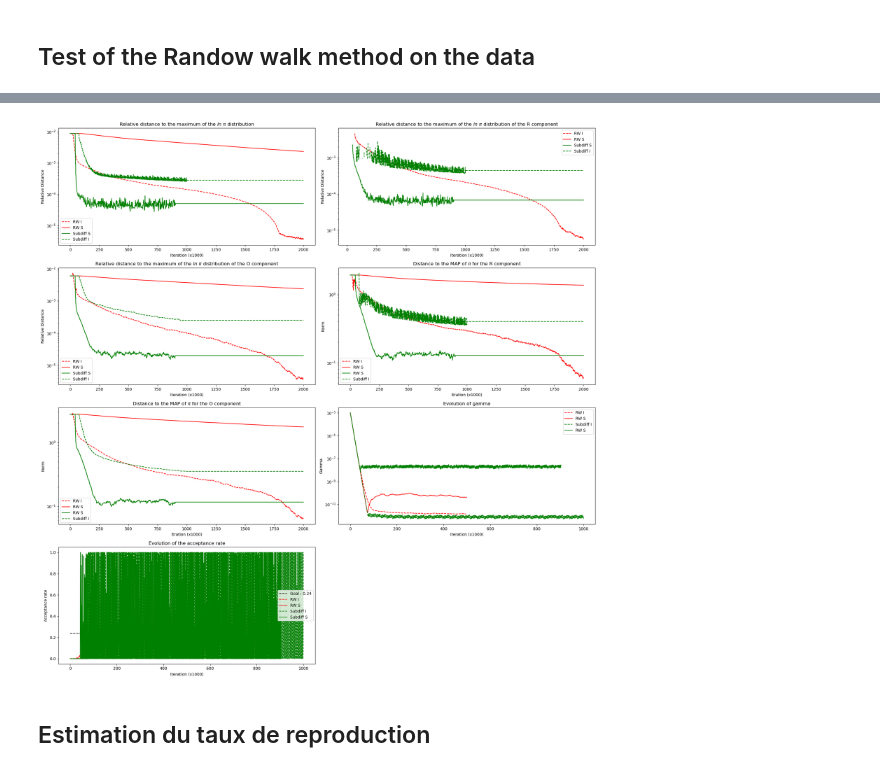
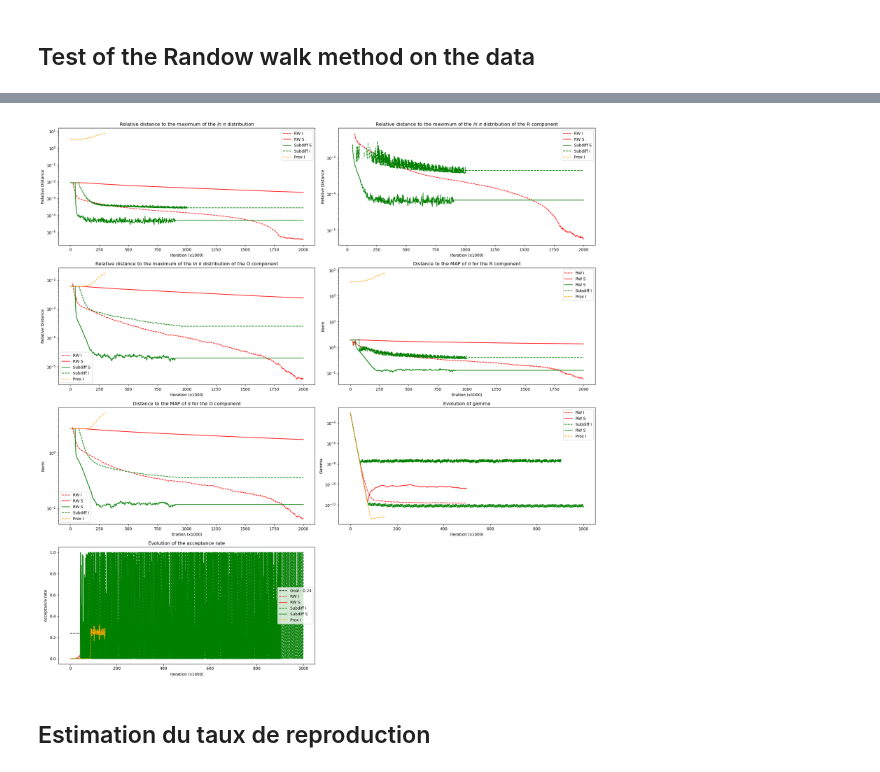
Before and after one commit to vetlerl/mcmc-epidemic, a Jupyter notebook: covid_graphics.ipynb, the cells around one changed output, grey strips where cells are left out. Cells and saved outputs as stored; diff of their text form; code cells hidden in the pictures.

Commit message:
Try to implement ProxImage, think there is a problem in the Drift function

```diff
--- a/covid_graphics.ipynb
+++ b/covid_graphics.ipynb
@@ -84,10 +74,10 @@ theta_tab_subdiff_source = data_subdiff_source["theta_tab"]
 accepts_subdiff_source=data_subdiff_source["accepts"]
 gammas_subdiff_source=data_subdiff_source["gammas"]
 # %%
-#data_prox_image= np.load("resultats2MILprox_image.npz")
-#theta_tab_prox_image = data_prox_image["theta_tab"]
-#accepts_prox_image=data_prox_image["accepts"]
-#gammas_prox_image=data_prox_image["gammas"]
+data_prox_image= np.load("resultats2MILprox_image.npz")
+theta_tab_prox_image = data_prox_image["theta_tab"]
+accepts_prox_image=data_prox_image["accepts"]
+gammas_prox_image=data_prox_image["gammas"]
 # %%
 #data_prox_source= np.load("resultats2MILprox_source.npz")
 #theta_tab_prox_source = dataprox_source["theta_tab"]
@@ -109,7 +99,7 @@ R_source,O_source=np.split(theta_tab_source[::1000],2,axis=1)
 R_subdiff_source,O_subdiff_source=np.split(theta_tab_subdiff_source[::1000],2,axis=1)
 R_subdiff_image,O_subdiff_image=np.split(theta_tab_subdiff_image[::1000],2,axis=1)
 #R_prox_source,O_prox_source=np.split(theta_tab_prox_source[::1000],2,axis=1)
-#R_prox_image,O_prox_image=np.split(theta_tab_prox_image[::1000],2,prox
+R_prox_image,O_prox_image=np.split(theta_tab_prox_image[::1000],2,axis=1)
 
 
 logpi_max=log_pi(MAP, phi,Z, lambda_R, D, barsh, lambda_O,phi,C)
@@ -125,9 +115,9 @@ log_pi_subdiff_sourceO = np.apply_along_axis(lambda theta_O: log_pi_with_fixed_R
 log_pi_subdiff_image = np.apply_along_axis(lambda theta: log_pi(theta, phi, Z, lambda_R, D, barsh, lambda_O, phi, C),axis=1,arr=theta_tab_subdiff_image[::1000])
 log_pi_subdiff_imageR = np.apply_along_axis(lambda theta_R: log_pi_with_fixed_O(theta_R, MAPO,phi,Z, lambda_R, D, barsh, lambda_O,phi,C),axis=1,arr=R_subdiff_image)
 log_pi_subdiff_imageO = np.apply_along_axis(lambda theta_O: log_pi_with_fixed_R(theta_O, MAPR,phi,Z, lambda_R, D, barsh, lambda_O,phi,C),axis=1,arr=O_subdiff_image)
-#log_pi_prox_image = np.apply_along_axis(lambda theta: log_pi(theta, phi, Z, lambda_R, D, barsh, lambda_O, phi, C),axis=1,arr=theta_tab_prox_image[::1000])
-#log_pi_prox_imageR = np.apply_along_axis(lambda theta_R: log_pi_with_fixed_O(theta_R, MAPO,phi,Z, lambda_R, D, barsh, lambda_O,phi,C),axis=1,arr=R_prox_image)
-#log_pi_prox_imageO = np.apply_along_axis(lambda theta_O: log_pi_with_fixed_R(theta_O, MAPR,phi,Z, lambda_R, D, barsh, lambda_O,phi,C),axis=1,arr=O_prox_image)
+log_pi_prox_image = np.apply_along_axis(lambda theta: log_pi(theta, phi, Z, lambda_R, D, barsh, lambda_O, phi, C),axis=1,arr=theta_tab_prox_image[::1000])
+log_pi_prox_imageR = np.apply_along_axis(lambda theta_R: log_pi_with_fixed_O(theta_R, MAPO,phi,Z, lambda_R, D, barsh, lambda_O,phi,C),axis=1,arr=R_prox_image)
+log_pi_prox_imageO = np.apply_along_axis(lambda theta_O: log_pi_with_fixed_R(theta_O, MAPR,phi,Z, lambda_R, D, barsh, lambda_O,phi,C),axis=1,arr=O_prox_image)
 #log_pi_prox_source = np.apply_along_axis(lambda theta: log_pi(theta, phi, Z, lambda_R, D, barsh, lambda_O, phi, C),axis=1,arr=theta_tab_prox_source[::1000])
 #log_pi_prox_sourceR = np.apply_along_axis(lambda theta_R: log_pi_with_fixed_O(theta_R, MAPO,phi,Z, lambda_R, D, barsh, lambda_O,phi,C),axis=1,arr=R_prox_source)
 #log_pi_prox_sourceO = np.apply_along_axis(lambda theta_O: log_pi_with_fixed_R(theta_O, MAPR,phi,Z, lambda_R, D, barsh, lambda_O,phi,C),axis=1,arr=O_prox_source)
@@ -142,7 +132,7 @@ axes[0].semilogy(np.abs(log_pi_source - logpi_max)/logpi_max,color="red",label="
 axes[0].semilogy(np.abs(log_pi_subdiff_source - logpi_max)/logpi_max,color="green",label="Subdiff S")
 axes[0].semilogy(np.abs(log_pi_subdiff_image - logpi_max)/logpi_max,color="green",linestyle="--",label="Subdiff I")
 #axes[0].semilogy(np.abs(log_pi_prox_source - logpi_max)/logpi_max,color="orange",label="Prox S")
-#axes[0].semilogy(np.abs(log_pi_prox_image - logpi_max)/logpi_max,color="orange",linestyle="--",label="Prox I")
+axes[0].semilogy(np.abs(log_pi_prox_image - logpi_max)/logpi_max,color="orange",linestyle="--",label="Prox I")
 axes[0].set_title("Relative distance to the maximum of the $ln \ \pi$ distribution")
 axes[0].set_xlabel("Iteration (x1000)")
 axes[0].set_ylabel("Relative Distance")
@@ -154,7 +144,7 @@ axes[1].semilogy(np.abs(log_pi_sourceR - logpi_max)/logpi_max,color="red",label=
 axes[1].semilogy(np.abs(log_pi_subdiff_sourceR - logpi_max)/logpi_max,color="green",label="Subdiff S")
 axes[1].semilogy(np.abs(log_pi_subdiff_imageR - logpi_max)/logpi_max,color="green",linestyle="--",label="Subdiff I")
 #axes[1].semilogy(np.abs(log_pi_prox_sourceR - logpi_max)/logpi_max,color="orange",label="Prox S")
-#axes[1].semilogy(np.abs(log_pi_prox_imageR - logpi_max)/logpi_max,color="orange",linestyle="--",label="Prox I")
+axes[1].semilogy(np.abs(log_pi_prox_imageR - logpi_max)/logpi_max,color="orange",linestyle="--",label="Prox I")
 axes[1].set_title("Relative distance to the maximum of the $ln \ \pi$ distribution of the R component")
 axes[1].set_xlabel("Iteration (x1000)")
 axes[1].set_ylabel("Relative Distance")
@@ -166,7 +156,7 @@ axes[2].semilogy(np.abs(log_pi_sourceO - logpi_max)/logpi_max,color="red",label=
 axes[2].semilogy(np.abs(log_pi_subdiff_sourceO - logpi_max)/logpi_max,color="green",label="Subdiff S")
 axes[2].semilogy(np.abs(log_pi_subdiff_imageO - logpi_max)/logpi_max,color="green",linestyle="--",label="Subdiff I")
 #axes[2].semilogy(np.abs(log_pi_prox_sourceO - logpi_max)/logpi_max,color="orange",label="Prox S")
-#axes[2].semilogy(np.abs(log_pi_prox_imageO - logpi_max)/logpi_max,color="orange",linestyle="--",label="Prox I")
+axes[2].semilogy(np.abs(log_pi_prox_imageO - logpi_max)/logpi_max,color="orange",linestyle="--",label="Prox I")
 axes[2].set_title("Relative distance to the maximum of the $ln \ \pi$ distribution of the O component")
 axes[2].set_xlabel("Iteration (x1000)")
 axes[2].set_ylabel("Relative Distance")
@@ -178,7 +168,7 @@ axes[3].semilogy(np.linalg.norm(R_source - MAPR, axis=1),color="red",label="RW S
 axes[3].semilogy(np.linalg.norm(R_subdiff_source - MAPR, axis=1),color="green",label="RW S")
 axes[3].semilogy(np.linalg.norm(R_subdiff_image - MAPR, axis=1),color="green",linestyle = "--",label="Subdiff I")
 #axes[3].semilogy(np.linalg.norm(R_prox_source - MAPR, axis=1),color="orange",label="Prox S")
-#axes[3].semilogy(np.linalg.norm(R_prox_image - MAPR, axis=1),color="orange",linestyle = "--",label="Prox I")
+axes[3].semilogy(np.linalg.norm(R_prox_image - MAPR, axis=1),color="orange",linestyle = "--",label="Prox I")
 axes[3].set_title("Distance to the MAP of $\pi$ for the R component")
 axes[3].set_xlabel("Itration (x1000)")
 axes[3].set_ylabel("Norm")
@@ -190,7 +180,7 @@ axes[4].semilogy(np.linalg.norm(O_source - MAPO, axis=1),color="red",label="RW S
 axes[4].semilogy(np.linalg.norm(O_subdiff_source - MAPO, axis=1),color="green",label="RW S")
 axes[4].semilogy(np.linalg.norm(O_subdiff_image - MAPO, axis=1),color="green",linestyle = "--",label="Subdiff I")
 #axes[4].semilogy(np.linalg.norm(O_prox_source - MAPO, axis=1),color="orange",label="Prox S")
-#axes[4].semilogy(np.linalg.norm(O_prox_image - MAPO, axis=1),color="orange",linestyle = "--",label="Prox I")
+axes[4].semilogy(np.linalg.norm(O_prox_image - MAPO, axis=1),color="orange",linestyle = "--",label="Prox I")
 axes[4].set_title("Distance to the MAP of $\pi$ for the O component")
 axes[4].set_xlabel("Itration (x1000)")
 axes[4].set_ylabel("Norm")
@@ -198,36 +188,36 @@ axes[4].legend()
 
 # 4. Évolution de gamma
 axes[5].semilogy(gammas_image,color="red",linestyle = "--",label="RW I")
 axes[5].semilogy(gammas_source,color="red",label="RW S")
 axes[5].semilogy(gammas_subdiff_image,color="green",linestyle = "--",label="Subdiff I")
 axes[5].semilogy(gammas_subdiff_source,color="green",label="RW S")
-#axes[5].semilogy(gammas_prox_image,color="orange",linestyle = "--",label="Prox I")
+axes[5].semilogy(gammas_prox_image,color="orange",linestyle = "--",label="Prox I")
 #axes[5].semilogy(gammas_prox_source,color="orange",label="Prox S")
 axes[5].set_title("Evolution of gamma")
 axes[5].set_xlabel("Iteration (x1000)")
 axes[5].set_ylabel("Gamma")
 axes[5].legend()
 
 # 5. Évolution du taux d’acceptation
 axes[6].hlines(0.24, xmin=0, xmax=len(accepts_image), linestyle='--', color='black', label="Goal : 0.24")
 axes[6].plot(accepts_image,color="red",linestyle = "--",label="RW I")
 axes[6].plot(accepts_source,color="red",label="RW S")
 axes[6].plot(accepts_subdiff_image,color="green",linestyle = "--",label="Subdiff I")
 axes[6].plot(accepts_subdiff_source,color="green",label="Subdiff S")
-#axes[6].plot(accepts_prox_image,color="orange",linestyle = "--",label="Prox I")
+axes[6].plot(accepts_prox_image,color="orange",linestyle = "--",label="Prox I")
 #axes[6].plot(accepts_prox_source,color="orange",label="Prox S")
 axes[6].set_title("Evolution of the acceptance rate")
 axes[6].set_xlabel("Iteration (x1000)")
 axes[6].set_ylabel("Acceptance rate")
 axes[6].legend()
 
 # Supprimer le dernier subplot vide (le 6e)
 fig.delaxes(axes[7])
 
 plt.tight_layout()
 plt.show()
 # %% [output]
-[figure, old version]
+[figure, new version]
 # %% [markdown]
 ## Estimation du taux de reproduction
 # %%
```
Also changed, not shown: parts of 3 cells of this notebook, 1 other file.
